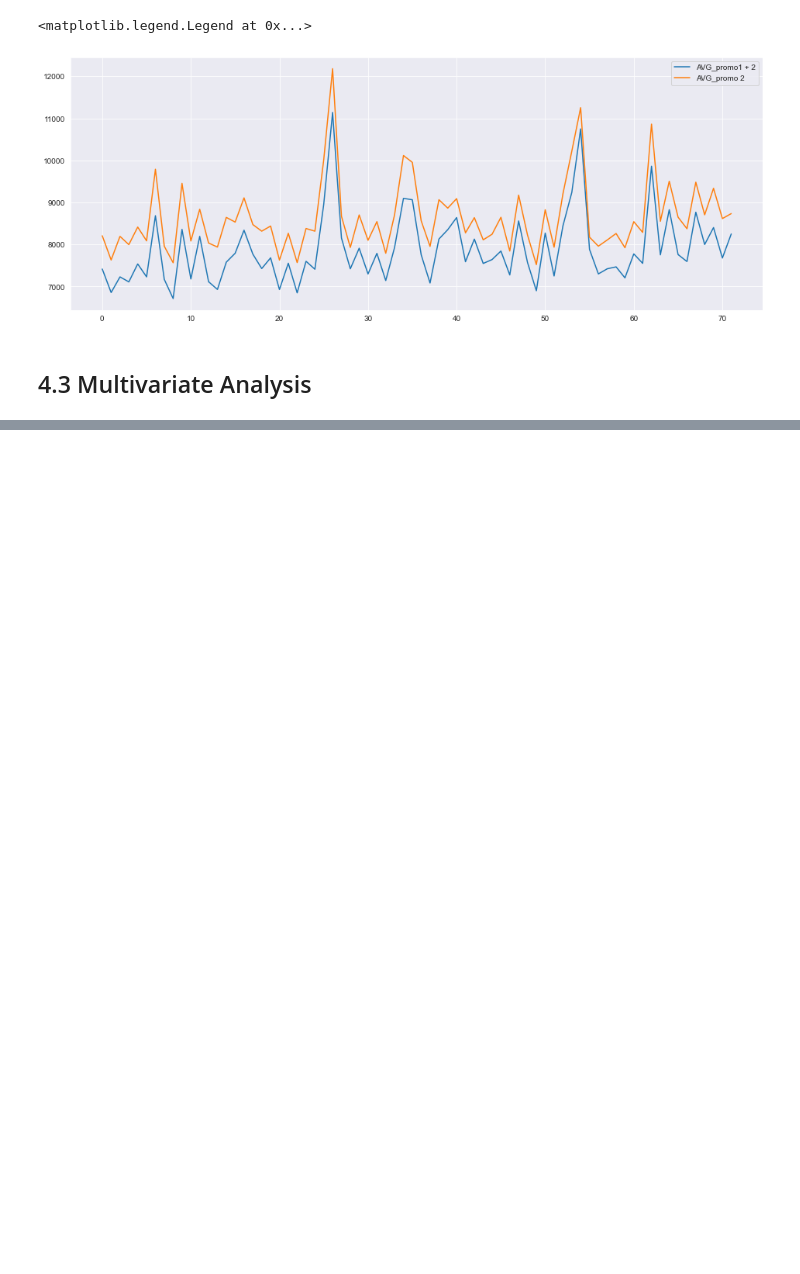
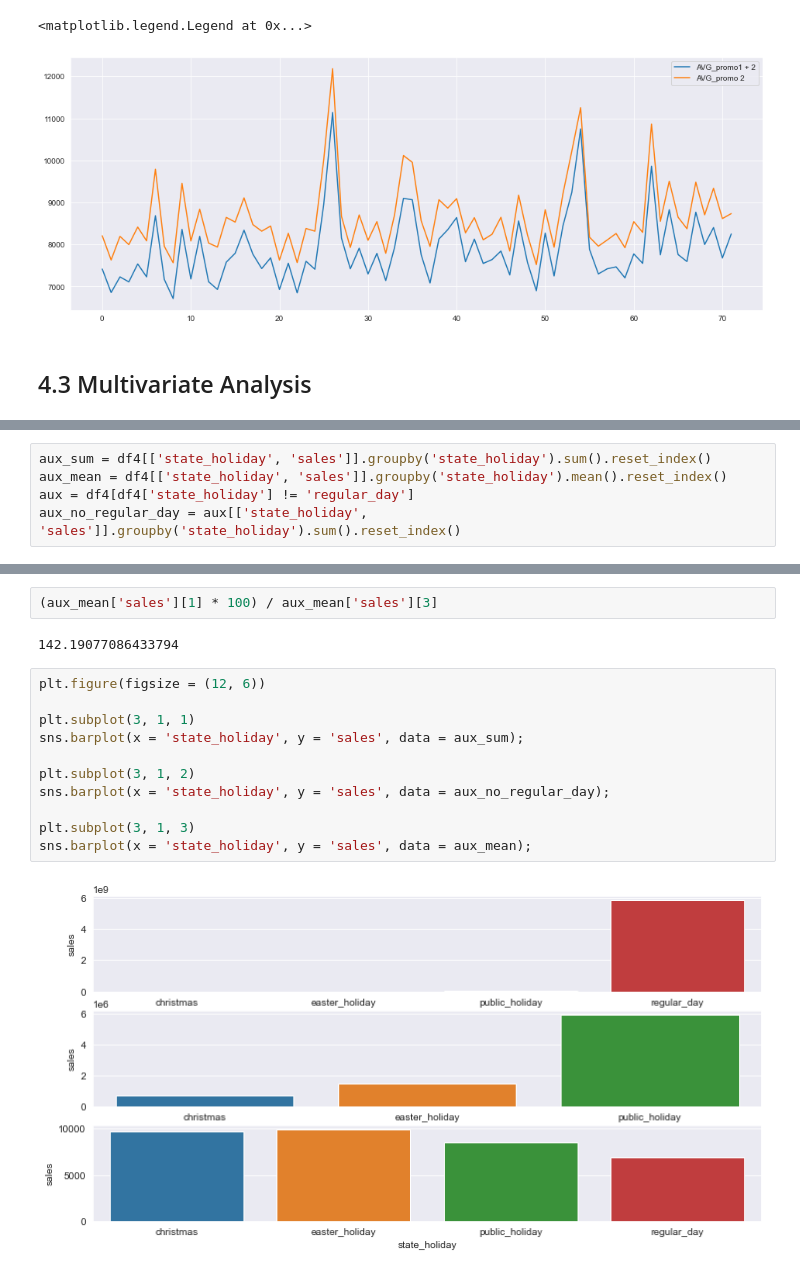
Before and after one commit to felipedmnq/Data-Science-T, a Jupyter notebook: Notebooks/Data_Science_T_M4.ipynb, the cells around one changed output, grey strips where cells are left out. Saved outputs shown, nothing was run; the diff lists cells and outputs as text; blank space fills up the shorter version.

```diff
--- a/Notebooks/Data_Science_T_M4.ipynb
+++ b/Notebooks/Data_Science_T_M4.ipynb
@@ -989,0 +1011,5 @@ plt.legend(labels = ['AVG_promo1 + 2', 'AVG_promo 2'])
+# %%
+aux_sum = df4[['state_holiday', 'sales']].groupby('state_holiday').sum().reset_index()
+aux_mean = df4[['state_holiday', 'sales']].groupby('state_holiday').mean().reset_index()
+aux = df4[df4['state_holiday'] != 'regular_day']
+aux_no_regular_day = aux[['state_holiday', 'sales']].groupby('state_holiday').sum().reset_index()
@@ -989,0 +1038,17 @@ plt.legend(labels = ['AVG_promo1 + 2', 'AVG_promo 2'])
+# %%
+(aux_mean['sales'][1] * 100) / aux_mean['sales'][3]
+# %% [output]
+142.19077086433794
+# %%
+plt.figure(figsize = (12, 6))
+
+plt.subplot(3, 1, 1)
+sns.barplot(x = 'state_holiday', y = 'sales', data = aux_sum);
+
+plt.subplot(3, 1, 2)
+sns.barplot(x = 'state_holiday', y = 'sales', data = aux_no_regular_day);
+
+plt.subplot(3, 1, 3)
+sns.barplot(x = 'state_holiday', y = 'sales', data = aux_mean);
+# %% [output]
+[figure, added]
```
Also changed, not shown: parts of 24 cells of this notebook.
